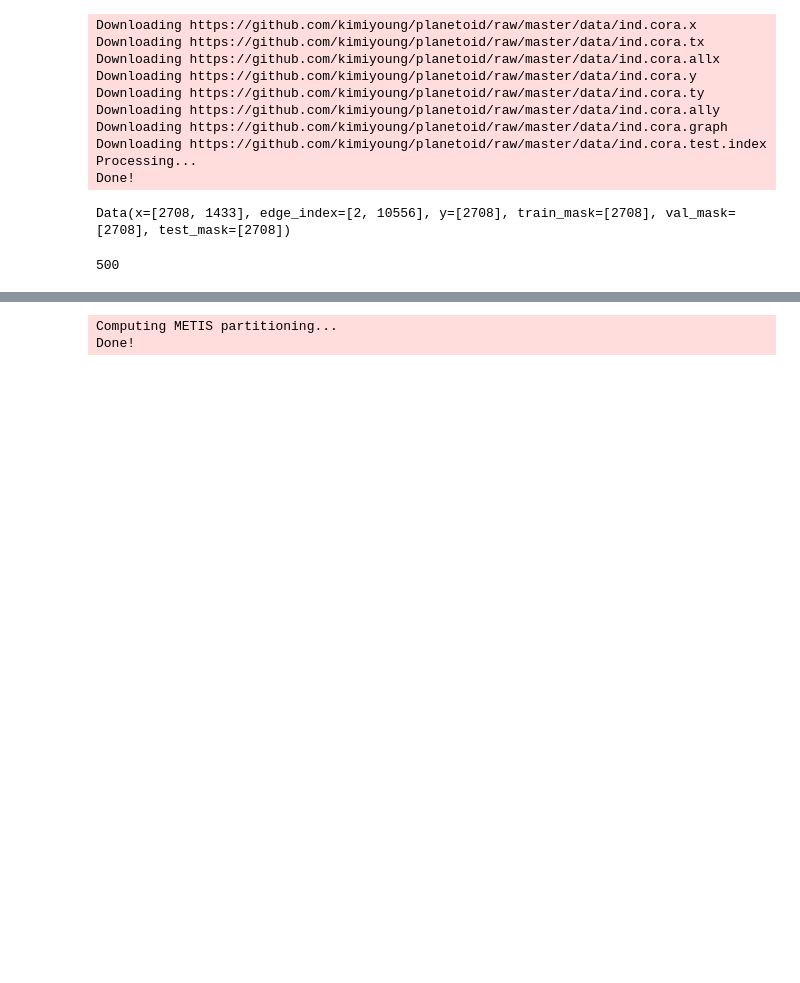
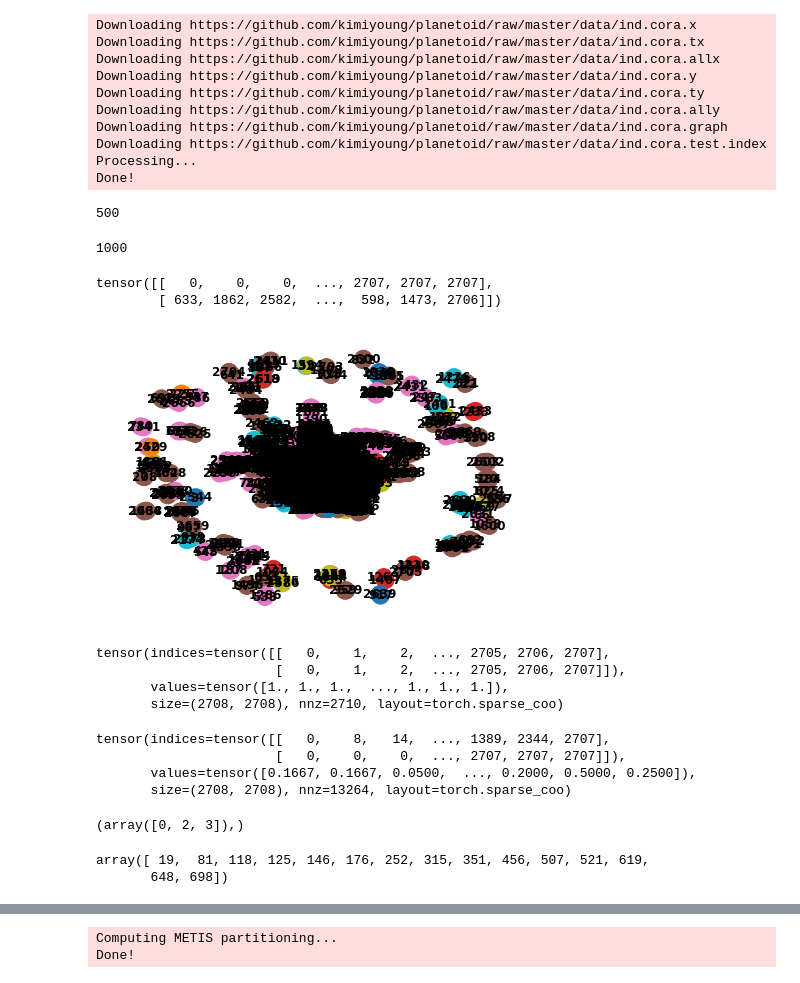
Before and after one commit to GraphFramEx/graphframex, a Jupyter notebook: notebooks/New Datasets.ipynb, the cells around one changed output, grey strips where cells are left out. Cells and saved outputs as stored; diff of their text form; code cells hidden in the pictures; blank space fills up the shorter version.

```diff
--- a/notebooks/New Datasets.ipynb
+++ b/notebooks/New Datasets.ipynb
@@ -282,10 +315,27 @@ Done!
 data_filename = '/cluster/home/kamara/Explain/data/Cora/processed/data.pt'
 data, _ = torch.load(data_filename)
 # %%
-data
+data.edge_attr
-# %% [output]
-Data(x=[2708, 1433], edge_index=[2, 10556], y=[2708], train_mask=[2708], val_mask=[2708], test_mask=[2708])
 # %%
 len(data.val_mask[data.val_mask==True])
 # %% [output]
 500
+# %%
+len(data.test_mask[data.test_mask==True])
+# %% [output]
+1000
+# %%
+data.edge_index
+# %% [output]
+tensor([[   0,    0,    0,  ..., 2707, 2707, 2707],
+        [ 633, 1862, 2582,  ...,  598, 1473, 2706]])
+# %%
+import networkx as nx
+from torch_geometric.utils import to_networkx
+
+G = to_networkx(data, to_undirected=True)
+labels = data.y
+pos = nx.spring_layout(G)
+nx.draw(G, pos, cmap=plt.get_cmap('tab10'), node_color=labels, with_labels=True, font_weight='bold')
+# %% [output]
+[figure, added]
@@ -291,0 +427,35 @@ len(data.val_mask[data.val_mask==True])
+# %%
+edges = data.edge_index
+
+adj0 = sp.coo_matrix((np.ones(edges.shape[0]), (edges[:, 0], edges[:, 1])),
+                        shape=(labels.shape[0], labels.shape[0]),
+                        dtype=np.float32)
+
+# build symmetric adjacency matrix
+adj0 = adj0 + adj0.T.multiply(adj0.T > adj0) - adj0.multiply(adj0.T > adj0)
+adj0 = normalize(adj0 + sp.eye(adj0.shape[0]))
+adj0 = sparse_mx_to_torch_sparse_tensor(adj0)
+adj0
+# %% [output]
+tensor(indices=tensor([[   0,    1,    2,  ..., 2705, 2706, 2707],
+                       [   0,    1,    2,  ..., 2705, 2706, 2707]]),
+       values=tensor([1., 1., 1.,  ..., 1., 1., 1.]),
+       size=(2708, 2708), nnz=2710, layout=torch.sparse_coo)
+# %%
+adj
+# %% [output]
+tensor(indices=tensor([[   0,    8,   14,  ..., 1389, 2344, 2707],
+                       [   0,    0,    0,  ..., 2707, 2707, 2707]]),
+       values=tensor([0.1667, 0.1667, 0.0500,  ..., 0.2000, 0.5000, 0.2500]),
+       size=(2708, 2708), nnz=13264, layout=torch.sparse_coo)
+# %%
+a = np.array([9,0,7,0.4])
+b = np.array([8,0,3,0.3])
+np.where(a!=b)
+# %% [output]
+(array([0, 2, 3]),)
+# %%
+np.where(data.x != features)[1][:15]
+# %% [output]
+array([ 19,  81, 118, 125, 146, 176, 252, 315, 351, 456, 507, 521, 619,
+       648, 698])
```
Also changed, not shown: parts of 4 cells of this notebook, 18 other files.
